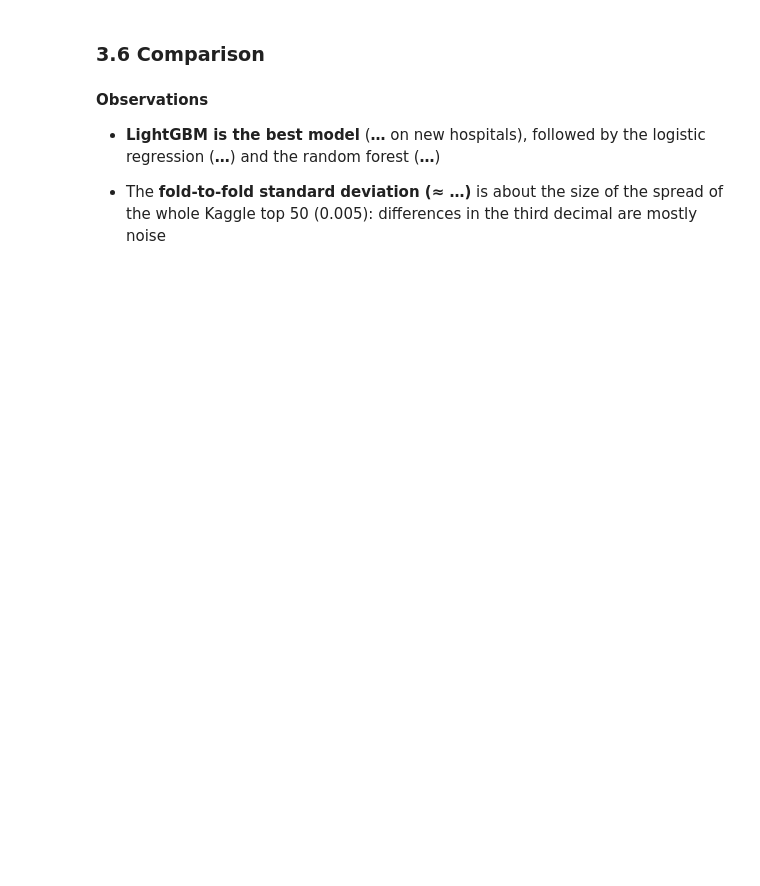
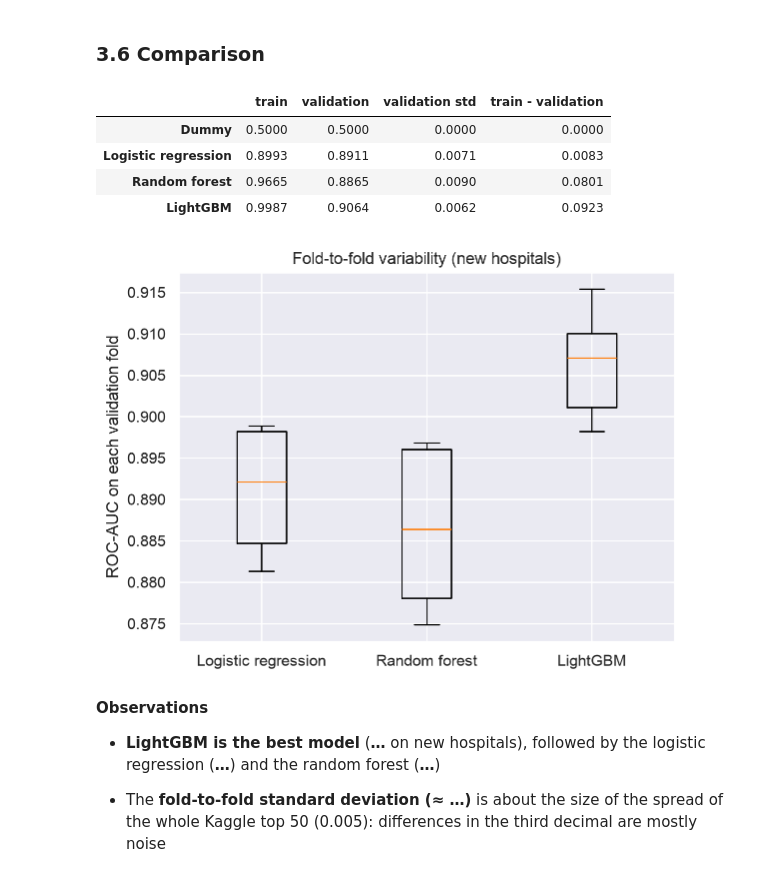
Before and after one commit to marina-yamaguti/wids2020-icu-mortality, a Jupyter notebook: newproject.ipynb, the cells around one changed output. Drawn from its saved outputs; the diff is of its cells as text; code cells hidden in the pictures; blank space fills up the shorter version.

```diff
--- a/newproject.ipynb
+++ b/newproject.ipynb
@@ -730,19 +859,32 @@ evaluate("LightGBM", lgbm_model)
 # %%
 MODELS = ["Dummy", "Logistic regression", "Random forest", "LightGBM"]
 
 summary_df = pd.DataFrame(
     {
         "train": [cv_results[name]["train_score"].mean() for name in MODELS],
         "validation": [
             cv_results[name]["test_score"].mean() for name in MODELS
         ],
         "validation std": [
             cv_results[name]["test_score"].std() for name in MODELS
         ],
     },
     index=MODELS,
 )
 summary_df["train - validation"] = (
     summary_df["train"] - summary_df["validation"]
 )
-summary_df.round(4)
+display(summary_df.round(4))
+
+plt.boxplot([cv_results[name]["test_score"] for name in MODELS[1:]])
+plt.xticks([1, 2, 3], MODELS[1:])
+plt.ylabel("ROC-AUC on each validation fold")
+plt.title("Fold-to-fold variability (new hospitals)")
+plt.show()
+# %% [output]
+|  | train | validation | validation std | train - validation |
+| Dummy | 0.5000 | 0.5000 | 0.0000 | 0.0000 |
+| Logistic regression | 0.8993 | 0.8911 | 0.0071 | 0.0083 |
+| Random forest | 0.9665 | 0.8865 | 0.0090 | 0.0801 |
+| LightGBM | 0.9987 | 0.9064 | 0.0062 | 0.0923 |
+[figure, added]
```
Also changed, not shown: parts of 131 cells of this notebook, 6 other files.
